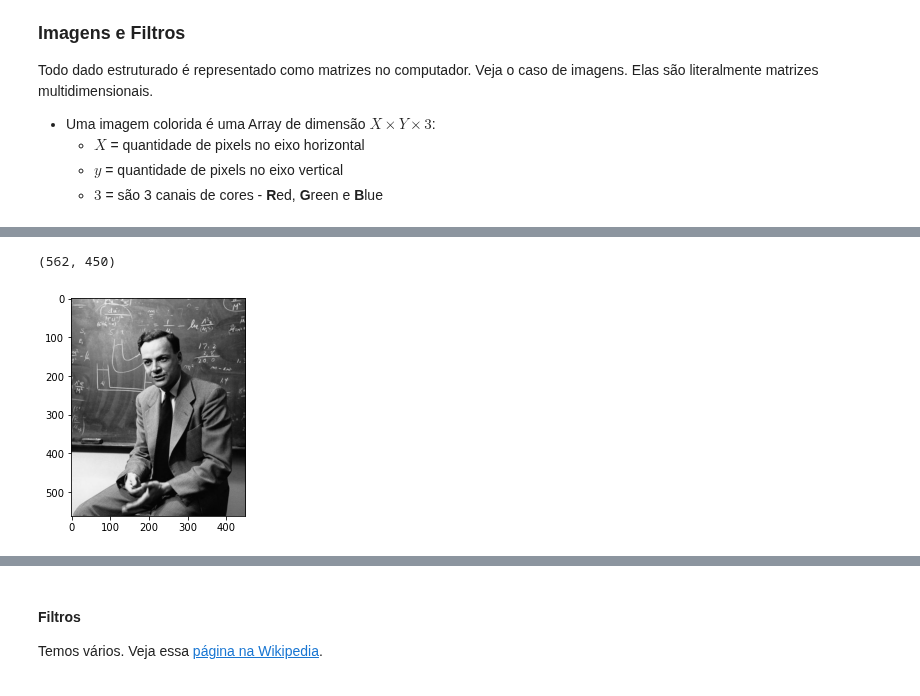
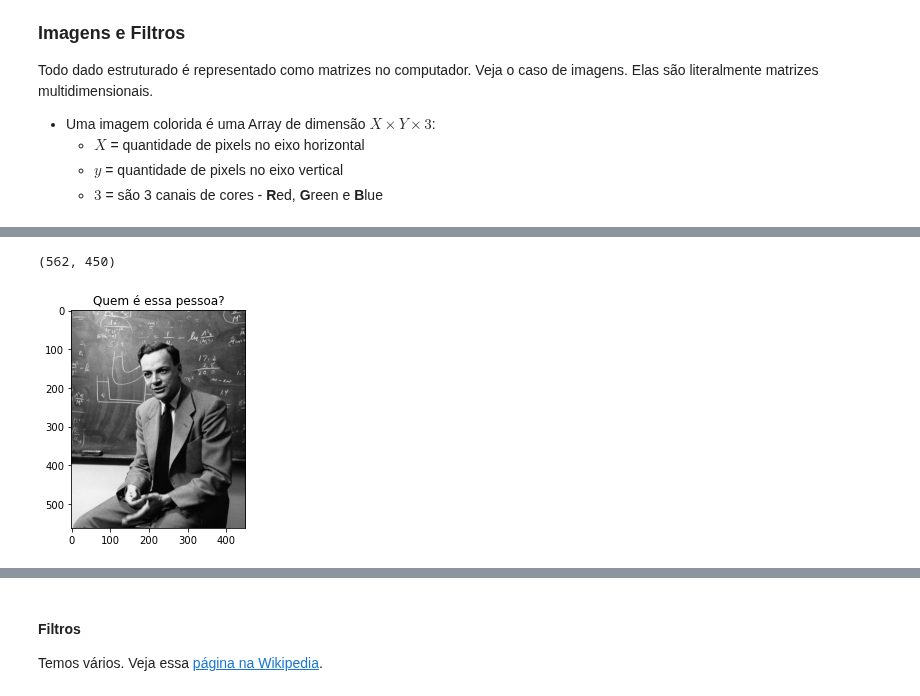
Before and after one commit to storopoli/ciencia-de-dados, a Jupyter notebook: notebooks/Aula_6_Numpy_Algebra_Linear.ipynb, the cells around one changed output, grey strips where cells are left out. Saved outputs shown, nothing was run; the diff lists cells and outputs as text; code cells hidden in the pictures.

```diff
--- a/notebooks/Aula_6_Numpy_Algebra_Linear.ipynb
+++ b/notebooks/Aula_6_Numpy_Algebra_Linear.ipynb
@@ -104,13 +104,14 @@ Todo dado estruturado é representado como matrizes no computador. Veja o caso d
 # %%
 import matplotlib.pyplot as plt
 
 feynman = plt.imread("images/feynman.png")
 print(feynman.shape)
 plt.imshow(feynman, cmap='gray')
+plt.title('Quem é essa pessoa?')
 plt.show()
 # %% [output]
 (562, 450)
-[figure, old version]
+[figure, new version]
 # %% [markdown]
 #### Convoluções
 
```
Also changed, not shown: parts of 13 cells of this notebook.
